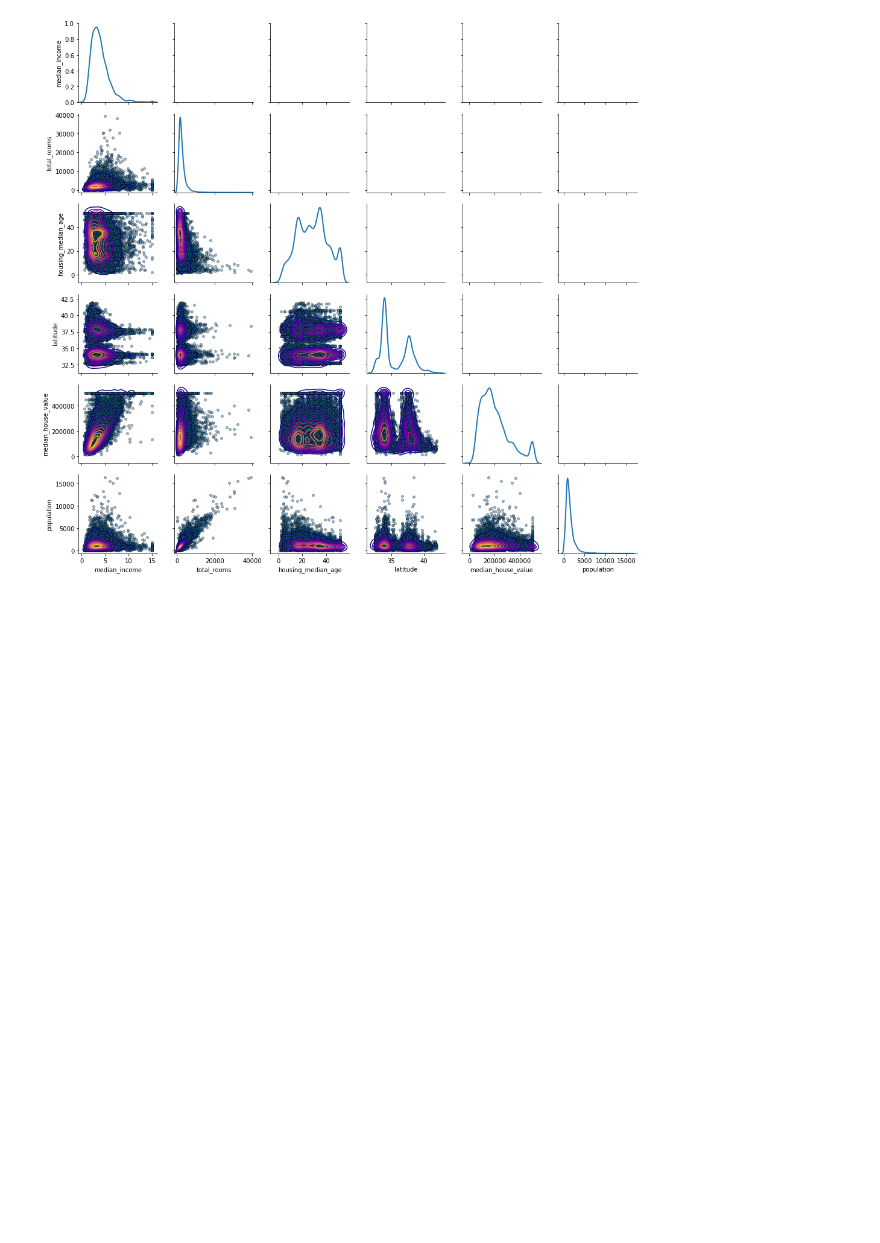
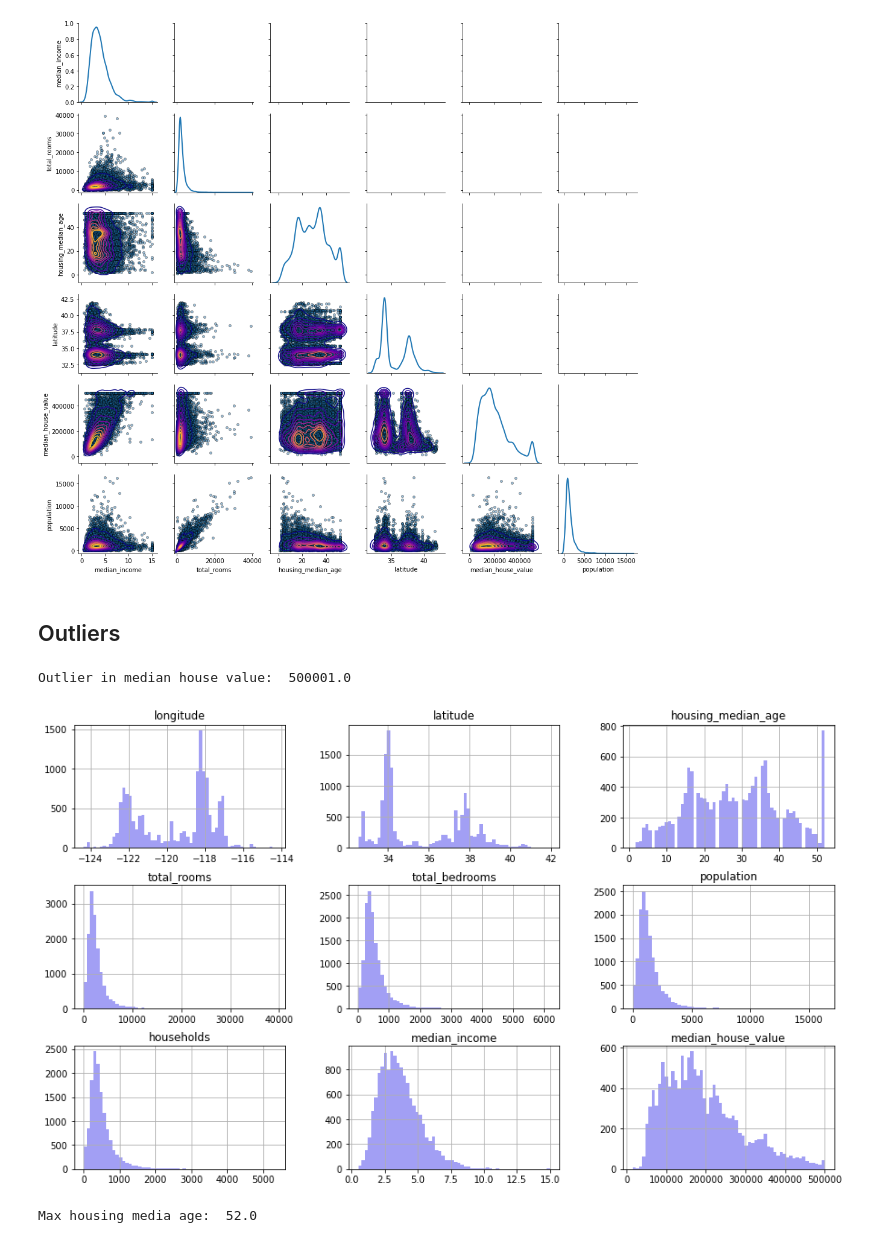
Before and after one commit to javihm77/Data-Science, a Jupyter notebook: Bayesian Regression/California house price prediction.ipynb, the cells around one changed output. Saved outputs shown, nothing was run; the diff lists cells and outputs as text; code cells hidden in the pictures; blank space fills up the shorter version.

```diff
--- a/Bayesian Regression/California house price prediction.ipynb
+++ b/Bayesian Regression/California house price prediction.ipynb
@@ -188,3 +190,22 @@ tlist = ['median_income','total_rooms','housing_median_age','latitude','median_h
 snsPairGrid(trdata[tlist])
 # %% [output]
 [figure]
+# %% [markdown]
+## Outliers
+# %%
+# trdata_upd : training data w/ removed outliers
+maxval2 = trdata['median_house_value'].max() # get the maximum value
+print("Outlier in median house value: ",maxval2)
+trdata_upd = trdata[trdata['median_house_value'] != maxval2]
+tedata_upd = tedata[tedata['median_house_value'] != maxval2]
+
+trdata_upd.hist(bins=60, figsize=(15,9),color=gcolor);
+plt.show() # looks like its completely removed.
+# %% [output]
+Outlier in median house value:  500001.0
+[figure, added]
+# %%
+maxval_hma = trdata['housing_median_age'].max()
+print("Max housing media age: ",maxval_hma)
+# %% [output]
+Max housing media age:  52.0
```
Also changed, not shown: parts of 15 cells of this notebook, 5 other files.
